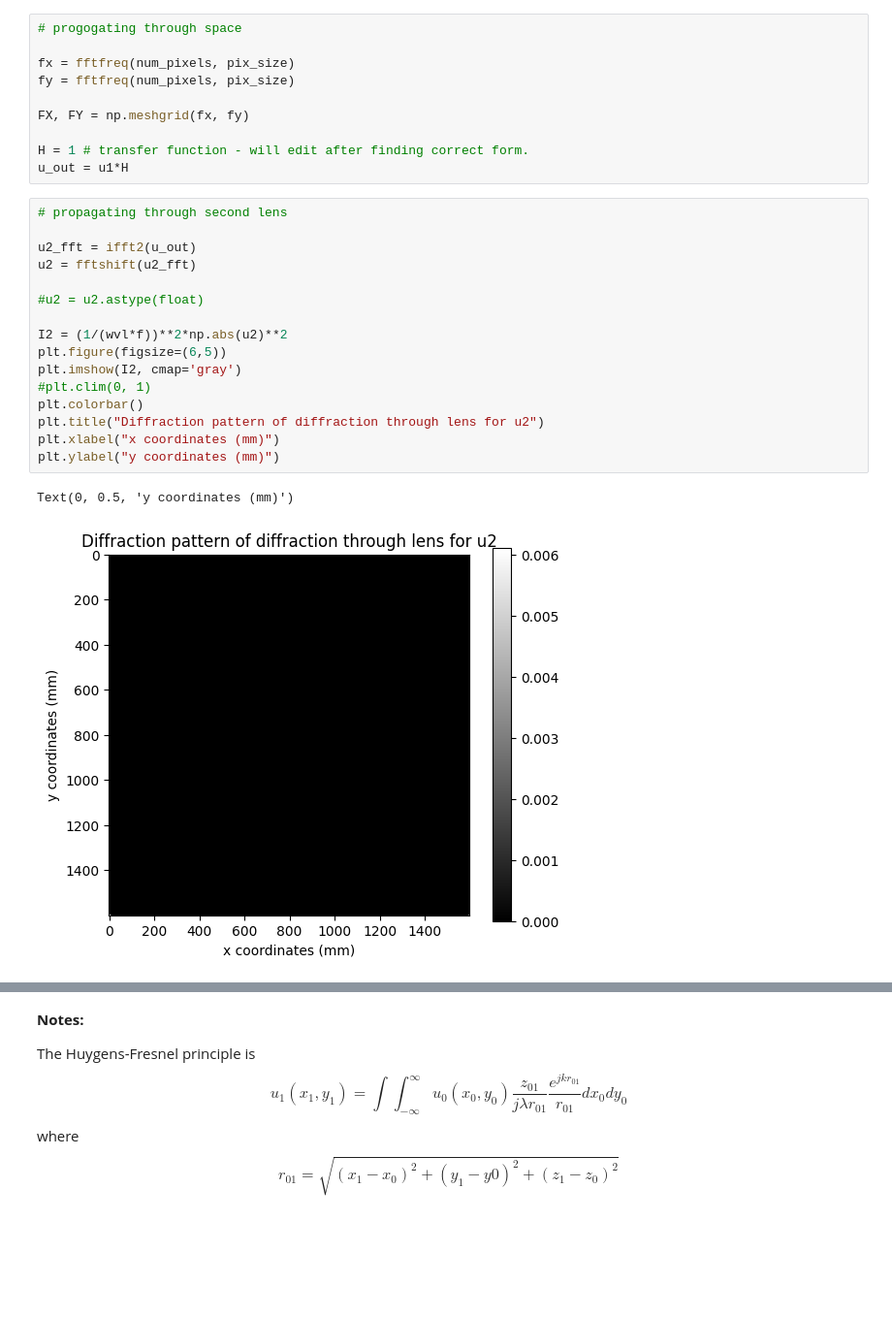
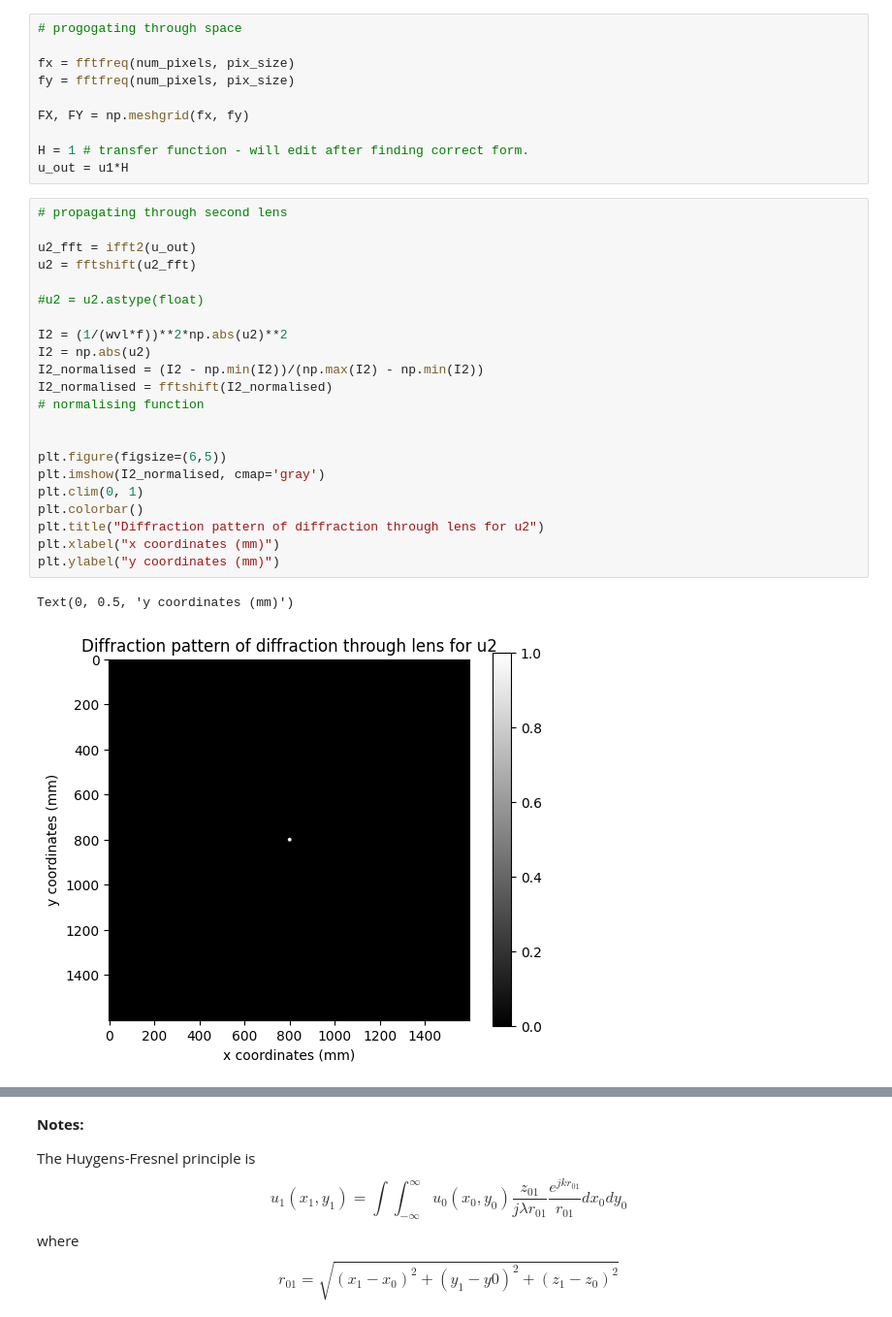
Before and after one commit to sheinyuri/code-files-gen, a Jupyter notebook: 4f_optical_system_simulation_v1.ipynb, the cells around one changed output, grey strips where cells are left out. Shown at 97% size. Cells and saved outputs as stored; diff of their text form; blank space fills up the shorter version.

```diff
--- a/4f_optical_system_simulation_v1.ipynb
+++ b/4f_optical_system_simulation_v1.ipynb
@@ -81,20 +91,26 @@ u_out = u1*H
 # %%
 # propagating through second lens
 
 u2_fft = ifft2(u_out)
 u2 = fftshift(u2_fft)
 
 #u2 = u2.astype(float)
 
 I2 = (1/(wvl*f))**2*np.abs(u2)**2
+I2 = np.abs(u2)
+I2_normalised = (I2 - np.min(I2))/(np.max(I2) - np.min(I2))
+I2_normalised = fftshift(I2_normalised)
+# normalising function
+
+
 plt.figure(figsize=(6,5))
-plt.imshow(I2, cmap='gray')
-#plt.clim(0, 1)
+plt.imshow(I2_normalised, cmap='gray')
+plt.clim(0, 1)
 plt.colorbar()
 plt.title("Diffraction pattern of diffraction through lens for u2")
 plt.xlabel("x coordinates (mm)")
 plt.ylabel("y coordinates (mm)")
 # %% [output]
 Text(0, 0.5, 'y coordinates (mm)')
-[figure, old version]
+[figure, new version]
 # %%
```
Also changed, not shown: parts of 6 cells of this notebook.
